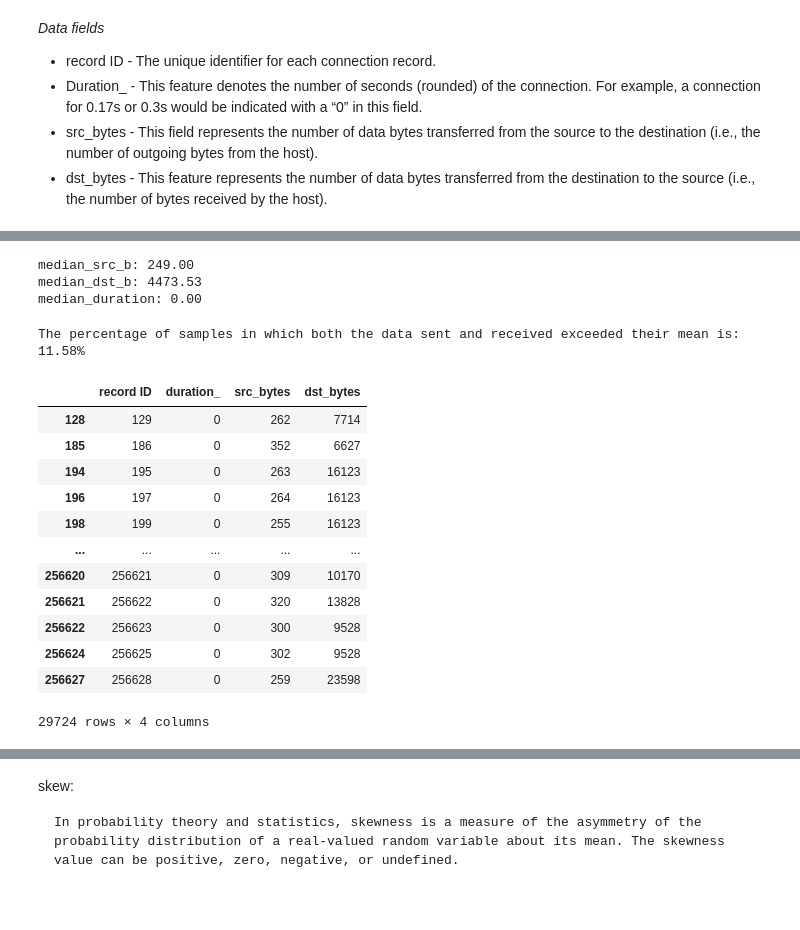
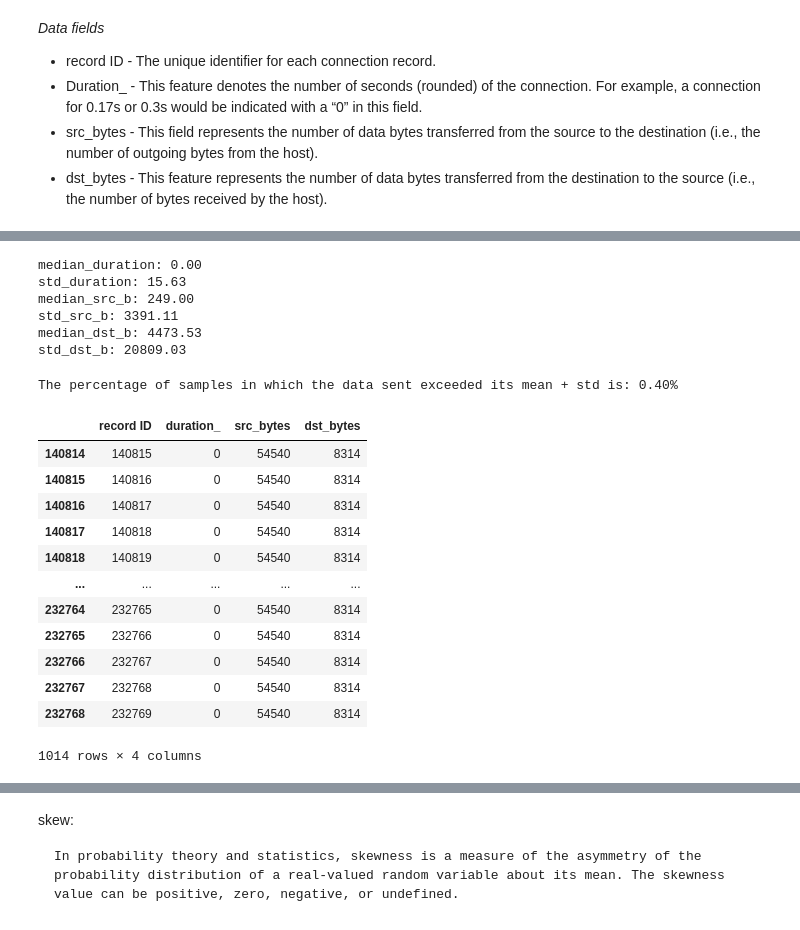
Before and after one commit to Lioo7/Anomaly-detection, a Jupyter notebook: Anomaly connection task -1.ipynb, the cells around one changed output, grey strips where cells are left out. Drawn from its saved outputs; the diff is of its cells as text; code cells hidden in the pictures.

Commit message:
add more data xplor

```diff
--- a/Anomaly connection task -1.ipynb
+++ b/Anomaly connection task -1.ipynb
@@ -72,0 +85,11 @@ to the source (i.e., the number of bytes received by the host).
+# %%
+pd.set_option('display.float_format', lambda x: '%.2f' % x)
+
+df.agg(
+    {
+        "duration_": ["min", "max", "median", "mean", "skew"],
+        "src_bytes": ["min", "max", "median", "mean", "skew"],
+        "dst_bytes": ["min", "max", "median", "mean", "skew"],
+
+    }
+)
@@ -73,33 +103,49 @@ to the source (i.e., the number of bytes received by the host).
 # %%
-# caluculates the median of each feature
+# caluculates and stores the median and the std of each feature
+
+median_duration = df['duration_'].median()
+print(f"median_duration: {median_duration:.2f}")
+
+std_duration = df['duration_'].std()
+print(f"std_duration: {std_duration:.2f}")
+
 median_src_b = df['src_bytes'].median()
 print(f"median_src_b: {median_src_b:.2f}")
+
+std_src_b = df['src_bytes'].std()
+print(f"std_src_b: {std_src_b:.2f}")
+
 median_dst_b = df['dst_bytes'].mean()
 print(f"median_dst_b: {median_dst_b:.2f}")
-median_duration = df['duration_'].median()
-print(f"median_duration: {median_duration:.2f}")
+
+std_dst_b = df['dst_bytes'].std()
+print(f"std_dst_b: {std_dst_b:.2f}")
+
 total_smaples = df.count()
 # %% [output]
+median_duration: 0.00
+std_duration: 15.63
 median_src_b: 249.00
+std_src_b: 3391.11
 median_dst_b: 4473.53
-median_duration: 0.00
+std_dst_b: 20809.03
 # %%
-# calculates the percentage of samples in which both the data sent and received exceeded their mean
-percentage = df[(df['src_bytes'] > median_src_b) & (df['dst_bytes'] > median_dst_b)].count() / total_smaples * 100
-print(f"The percentage of samples in which both the data sent and received exceeded their mean is: {percentage[0]:.02f}%")
-df[(df['src_bytes'] > median_src_b) & (df['dst_bytes'] > median_dst_b)]
+# calculates the percentage of samples in which the data sent exceeded its mean + std
+percentage = df[df['src_bytes'] > (median_src_b + std_dst_b)].count() / total_smaples * 100
+print(f"The percentage of samples in which the data sent exceeded its mean + std is: {percentage[0]:.02f}%")
+df[df['src_bytes'] > (median_src_b + std_dst_b)]
 # %% [output]
-The percentage of samples in which both the data sent and received exceeded their mean is: 11.58%
+The percentage of samples in which the data sent exceeded its mean + std is: 0.40%
 |  | record ID | duration_ | src_bytes | dst_bytes |
-| 128 | 129 | 0 | 262 | 7714 |
-| 185 | 186 | 0 | 352 | 6627 |
-| 194 | 195 | 0 | 263 | 16123 |
-| 196 | 197 | 0 | 264 | 16123 |
-| 198 | 199 | 0 | 255 | 16123 |
+| 140814 | 140815 | 0 | 54540 | 8314 |
+| 140815 | 140816 | 0 | 54540 | 8314 |
+| 140816 | 140817 | 0 | 54540 | 8314 |
+| 140817 | 140818 | 0 | 54540 | 8314 |
+| 140818 | 140819 | 0 | 54540 | 8314 |
 | ... | ... | ... | ... | ... |
-| 256620 | 256621 | 0 | 309 | 10170 |
-| 256621 | 256622 | 0 | 320 | 13828 |
-| 256622 | 256623 | 0 | 300 | 9528 |
-| 256624 | 256625 | 0 | 302 | 9528 |
-| 256627 | 256628 | 0 | 259 | 23598 |
+| 232764 | 232765 | 0 | 54540 | 8314 |
+| 232765 | 232766 | 0 | 54540 | 8314 |
+| 232766 | 232767 | 0 | 54540 | 8314 |
+| 232767 | 232768 | 0 | 54540 | 8314 |
+| 232768 | 232769 | 0 | 54540 | 8314 |
-29724 rows × 4 columns
+1014 rows × 4 columns
```
Also changed, not shown: parts of 17 cells of this notebook.
